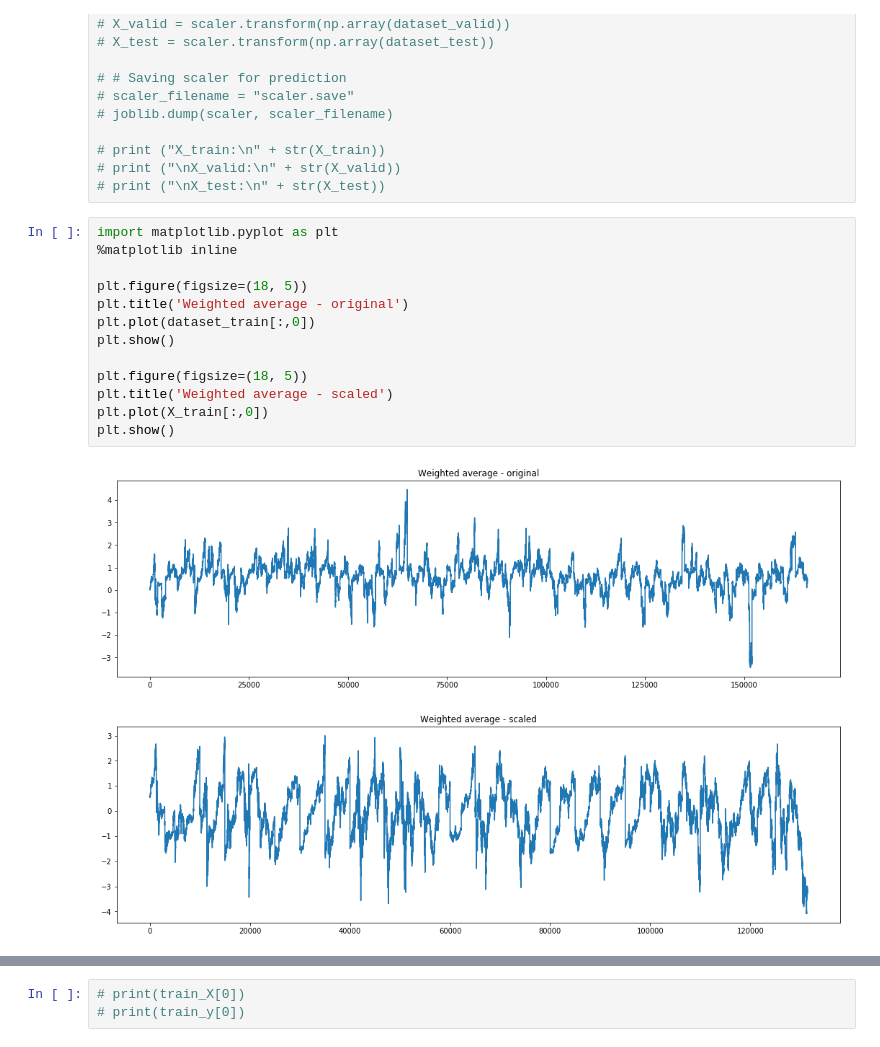
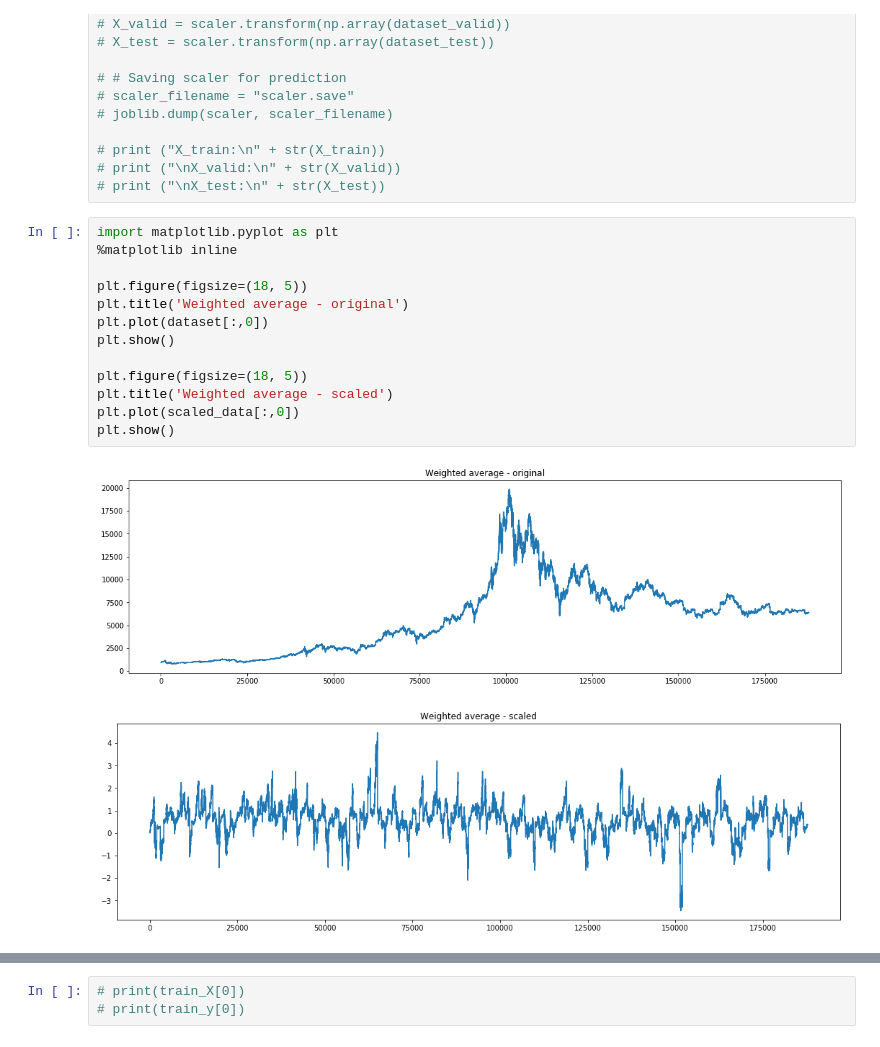
Before and after one commit to bana513/DeepLearningHomework, a Jupyter notebook: Learning.ipynb, the cells around one changed output, grey strips where cells are left out. Cells and saved outputs as stored; diff of their text form.

```diff
--- a/Learning.ipynb
+++ b/Learning.ipynb
@@ -132,16 +155,16 @@ print(np.array(dataset_train).shape)
 # %%
 import matplotlib.pyplot as plt
 %matplotlib inline
 
 plt.figure(figsize=(18, 5))
 plt.title('Weighted average - original')
-plt.plot(dataset_train[:,0])
+plt.plot(dataset[:,0])
 plt.show()
 
 plt.figure(figsize=(18, 5))
 plt.title('Weighted average - scaled')
-plt.plot(X_train[:,0])
+plt.plot(scaled_data[:,0])
 plt.show()
 # %% [output]
-[figure, old version]
+[figure, new version]
-[figure, old version]
+[figure, new version]
```
Also changed, not shown: parts of 6 cells of this notebook, 2 other files.
